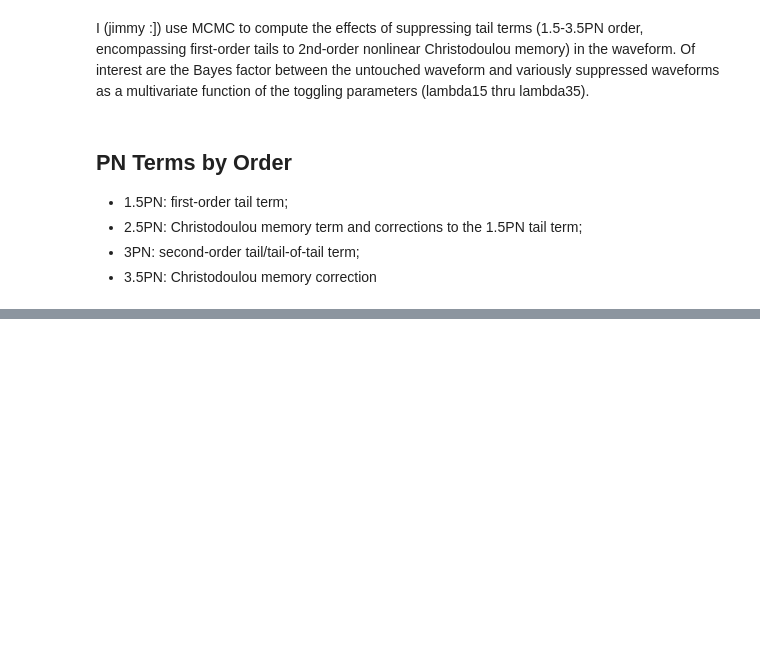
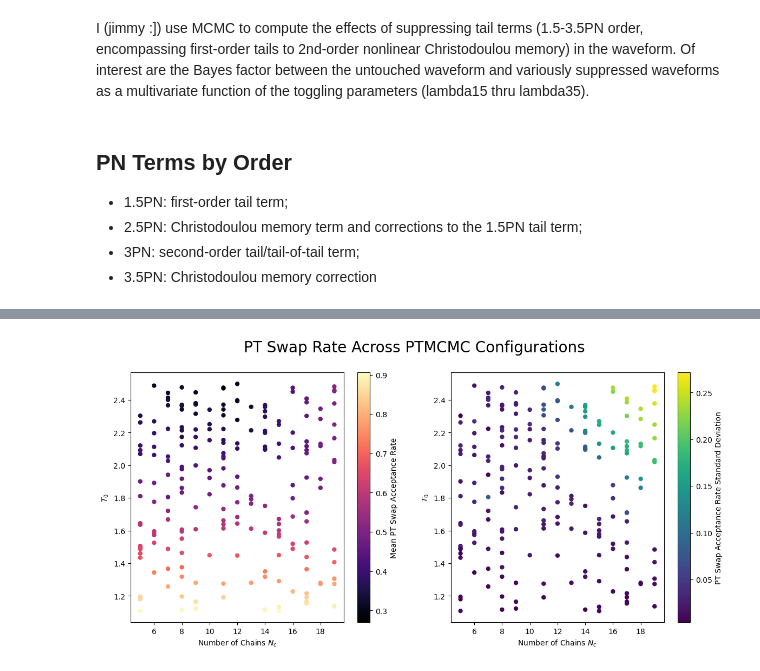
Before and after one commit to jimmy-gw/GWTails_ParameterEstimation, a Jupyter notebook: TAILSvsNOTAILS_MCMC.ipynb, the cells around one changed output, grey strips where cells are left out. Saved outputs shown, nothing was run; the diff lists cells and outputs as text; code cells hidden in the pictures; blank space fills up the shorter version.

```diff
--- a/TAILSvsNOTAILS_MCMC.ipynb
+++ b/TAILSvsNOTAILS_MCMC.ipynb
@@ -97,0 +103,71 @@ Average PT swap acceptance rate: 0.7830517070471888
+# %%
+### Perform PTMCMC and calculate mean PT swap rates w/ variance for S random num_chain and T0 values, then make a SCATTERPLOT with COLORS
+
+S=200 # computation time is about 1hr/100 iterations
+
+# independent variables
+Ncs=np.zeros(S)
+T0s=np.zeros(S)
+# dependent variables
+swaprate_avgs=np.zeros(S)
+swaprate_stds=np.zeros(S)
+
+fig, (ax1, ax2)=plt.subplots(1,2, figsize=(14,6))
+
+### Get PT swap acceptance rates
+for i in range(S):
+    print(rf'Running PTMCMC #{i+1}/{S}')
+    ## Do PTMCMC without any suppression for simplicity
+    num_chains=np.random.randint(5,20)
+    temp0=np.random.uniform(1.1,2.5)
+    samples, lnposts, temp_ladder, acc_rates = lmcmc.PTMCMC_i(lambdas=[0,0,0,0],
+                                                   num_samples=10000,
+                                                   num_chains=num_chains,
+                                                   temp0=temp0)
+
+    ## Inspect ladder spacing (maybe, maybe not)
+    #B,R=lmcmc.ladder_spacing(temp_ladder, avg_lnlikes, lnlikes_stdevs, alpha=alpha, print_chains=True, haxis='B')
+    #ax2.plot(B,R, marker='.', color=colors[i-1], label=lambdavec)
+
+    ## save PT swap acceptance rates
+    PTswapaccrate_avg=np.mean(acc_rates['PT_swap'][:-1])
+    PTswapaccrate_var=np.std(acc_rates['PT_swap'][:-1])
+
+    Ncs[i]=num_chains
+    T0s[i]=temp0
+    swaprate_avgs[i]=PTswapaccrate_avg
+    swaprate_stds[i]=PTswapaccrate_var
+
+### create plot for averages
+sc1 = ax1.scatter(
+    Ncs,
+    T0s,
+    c=swaprate_avgs,      # values that determine color
+    cmap="magma",         # seaborn colormap
+    s=25                  # marker size (optional)
+)
+
+cbar1 = plt.colorbar(sc1, ax=ax1)
+cbar1.set_label("Mean PT Swap Acceptance Rate")
+
+ax1.set_xlabel(r"Number of Chains $N_c$")
+ax1.set_ylabel(r"$T_0$")
+
+# create plot for variances
+sc2 = ax2.scatter(
+    Ncs,
+    T0s,
+    c=swaprate_stds,      # values that determine color
+    cmap="viridis",         # seaborn colormap
+    s=25                  # marker size (optional)
+)
+
+cbar2 = plt.colorbar(sc2, ax=ax2)
+cbar2.set_label("PT Swap Acceptance Rate Standard Deviation")
+
+ax2.set_xlabel(r"Number of Chains $N_c$")
+ax2.set_ylabel(r"$T_0$")
+fig.suptitle("PT Swap Rate Across PTMCMC Configurations", fontsize=20)
+
+plt.show()
+# %% [output]
@@ -97,0 +191 @@ Average PT swap acceptance rate: 0.7830517070471888
+[figure, added]
```
Also changed, not shown: parts of 3 cells of this notebook, 2 other files.
